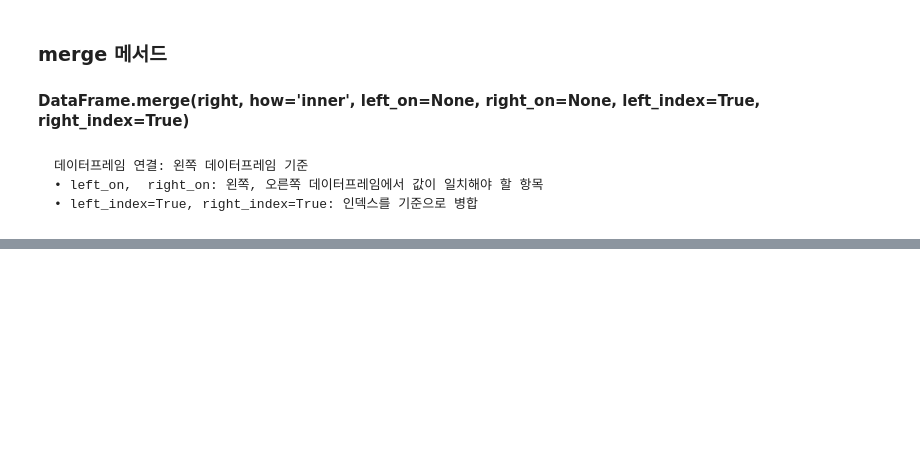
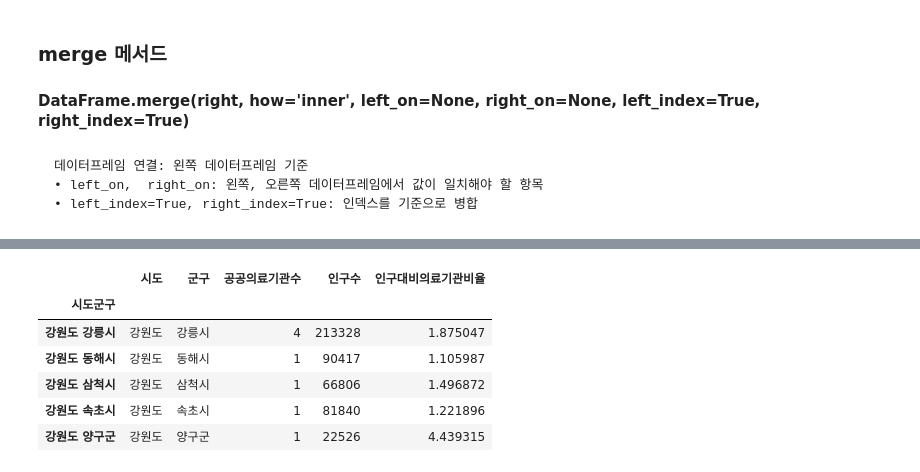
Before and after one commit to hune102377/K-DIGITALTRAING, a Jupyter notebook: 04 Kaggle&PublicData/0719/ex_publicmedical.ipynb, the cells around one changed output, grey strips where cells are left out. Saved outputs shown, nothing was run; the diff lists cells and outputs as text; code cells hidden in the pictures; blank space fills up the shorter version.

```diff
--- a/04 Kaggle&PublicData/0719/ex_publicmedical.ipynb
+++ b/04 Kaggle&PublicData/0719/ex_publicmedical.ipynb
@@ -200,0 +242,13 @@ addr_population_merge
+# %%
+mc_count = local_medicalcenter_population['공공의료기관수']
+local_population = local_medicalcenter_population['인구수']
+local_medicalcenter_population['인구대비의료기관비율'] = mc_count.div(local_population, axis=0) * 100000
+local_medicalcenter_population.head()
+# %% [output]
+|  | 시도 | 군구 | 공공의료기관수 | 인구수 | 인구대비의료기관비율 |
+| 시도군구 |  |  |  |  |  |
+| 강원도 강릉시 | 강원도 | 강릉시 | 4 | 213328 | 1.875047 |
+| 강원도 동해시 | 강원도 | 동해시 | 1 | 90417 | 1.105987 |
+| 강원도 삼척시 | 강원도 | 삼척시 | 1 | 66806 | 1.496872 |
+| 강원도 속초시 | 강원도 | 속초시 | 1 | 81840 | 1.221896 |
+| 강원도 양구군 | 강원도 | 양구군 | 1 | 22526 | 4.439315 |
```
Also changed, not shown: parts of 7 cells of this notebook.
